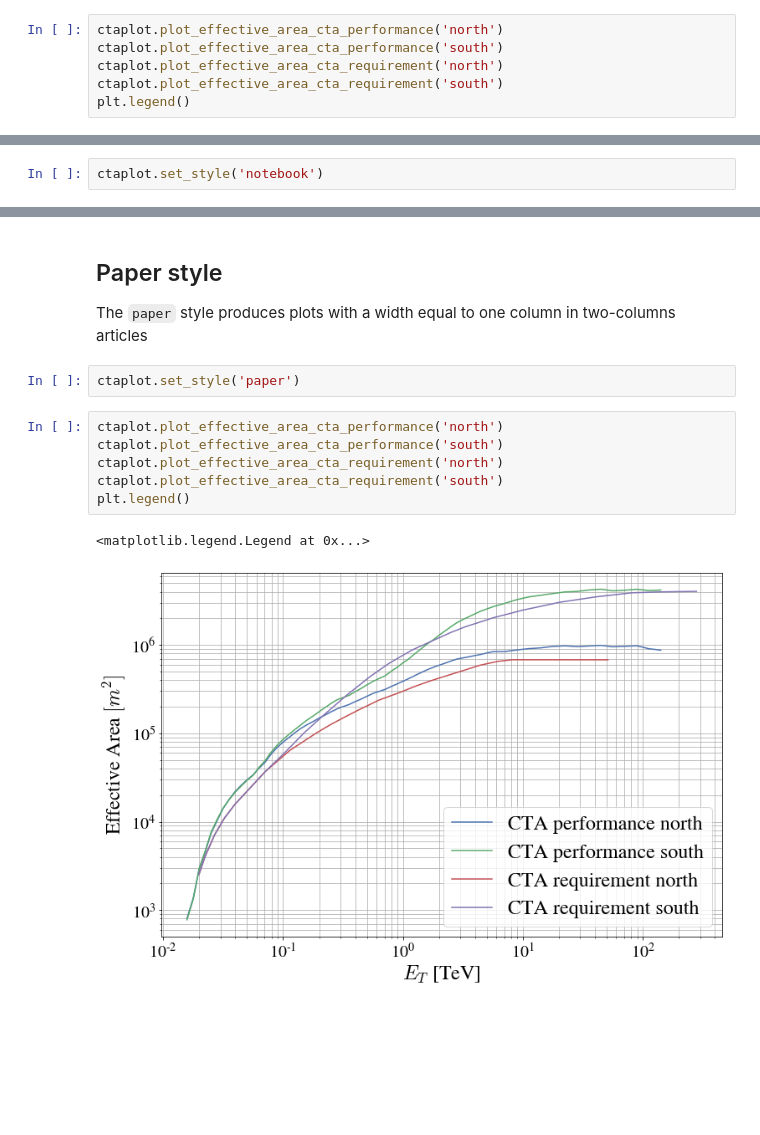
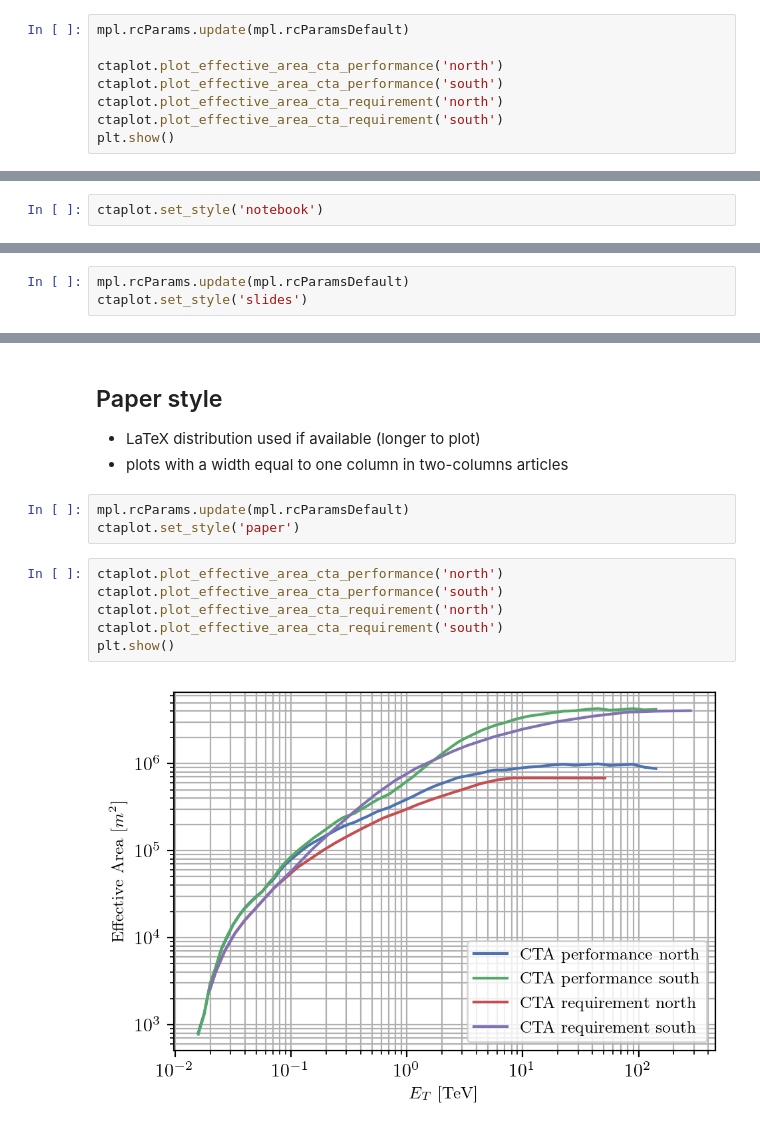
Before and after one commit to cta-observatory/ctaplot, a Jupyter notebook: examples/notebooks/style.ipynb, the cells around one changed output, grey strips where cells are left out. Saved outputs shown, nothing was run; the diff lists cells and outputs as text; blank space fills up the shorter version.

```diff
--- a/examples/notebooks/style.ipynb
+++ b/examples/notebooks/style.ipynb
@@ -9,7 +19,9 @@ import matplotlib.pyplot as plt
 # %%
+mpl.rcParams.update(mpl.rcParamsDefault)
+
 ctaplot.plot_effective_area_cta_performance('north')
 ctaplot.plot_effective_area_cta_performance('south')
 ctaplot.plot_effective_area_cta_requirement('north')
 ctaplot.plot_effective_area_cta_requirement('south')
-plt.legend()
+plt.show()
 # %% [output]
@@ -38,3 +48,6 @@ ctaplot.set_style('slides')
+# %%
+mpl.rcParams.update(mpl.rcParamsDefault)
+ctaplot.set_style('slides')
 # %%
 ctaplot.plot_effective_area_cta_performance('north')
 ctaplot.plot_effective_area_cta_performance('south')
@@ -47,14 +59,16 @@ plt.legend()
 # %% [markdown]
 ## Paper style
-The `paper` style produces plots with a width equal to one column in two-columns articles
+
+- LaTeX distribution used if available (longer to plot)
+- plots with a width equal to one column in two-columns articles
-# %%
-ctaplot.set_style('paper')
+# %%
+mpl.rcParams.update(mpl.rcParamsDefault)
+ctaplot.set_style('paper')
 # %%
 ctaplot.plot_effective_area_cta_performance('north')
 ctaplot.plot_effective_area_cta_performance('south')
 ctaplot.plot_effective_area_cta_requirement('north')
 ctaplot.plot_effective_area_cta_requirement('south')
-plt.legend()
+plt.show()
 # %% [output]
-<matplotlib.legend.Legend at 0x...>
-[figure, old version]
+[figure, new version]
```
Also changed, not shown: parts of 18 cells of this notebook, 5 other files.
